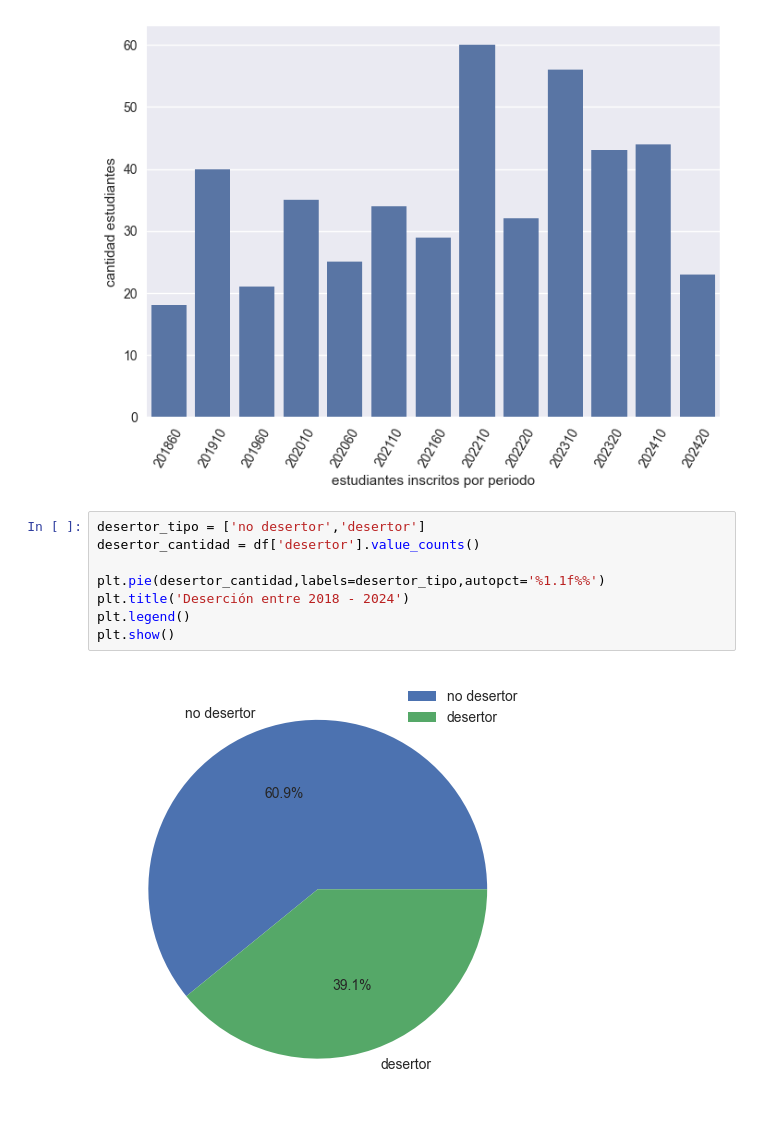
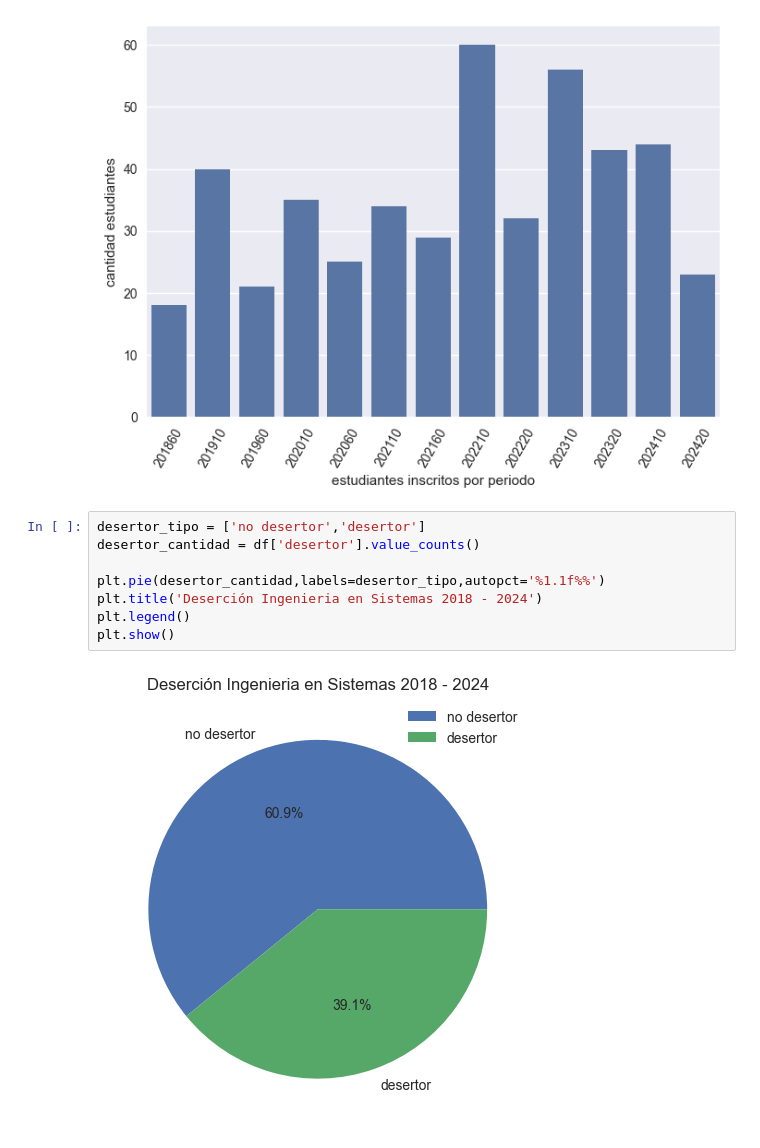
Before and after one commit to anfeMurillo/predictor-riesgo-desercion-unicatolica, a Jupyter notebook: prediccion_desercion_unicatolica/notebooks/analisis_datos.ipynb, the cells around one changed output. Cells and saved outputs as stored; diff of their text form.

```diff
--- a/prediccion_desercion_unicatolica/notebooks/analisis_datos.ipynb
+++ b/prediccion_desercion_unicatolica/notebooks/analisis_datos.ipynb
@@ -76,10 +76,10 @@ Text(0.5, 0, 'estudiantes inscritos por periodo')
 # %%
 desertor_tipo = ['no desertor','desertor']
 desertor_cantidad = df['desertor'].value_counts()
 
 plt.pie(desertor_cantidad,labels=desertor_tipo,autopct='%1.1f%%')
-plt.title('Deserción entre 2018 - 2024')
+plt.title('Deserción Ingenieria en Sistemas 2018 - 2024')
 plt.legend()
 plt.show()
 # %% [output]
-[figure, old version]
+[figure, new version]
```
Also changed, not shown: parts of 1 cell of this notebook.
